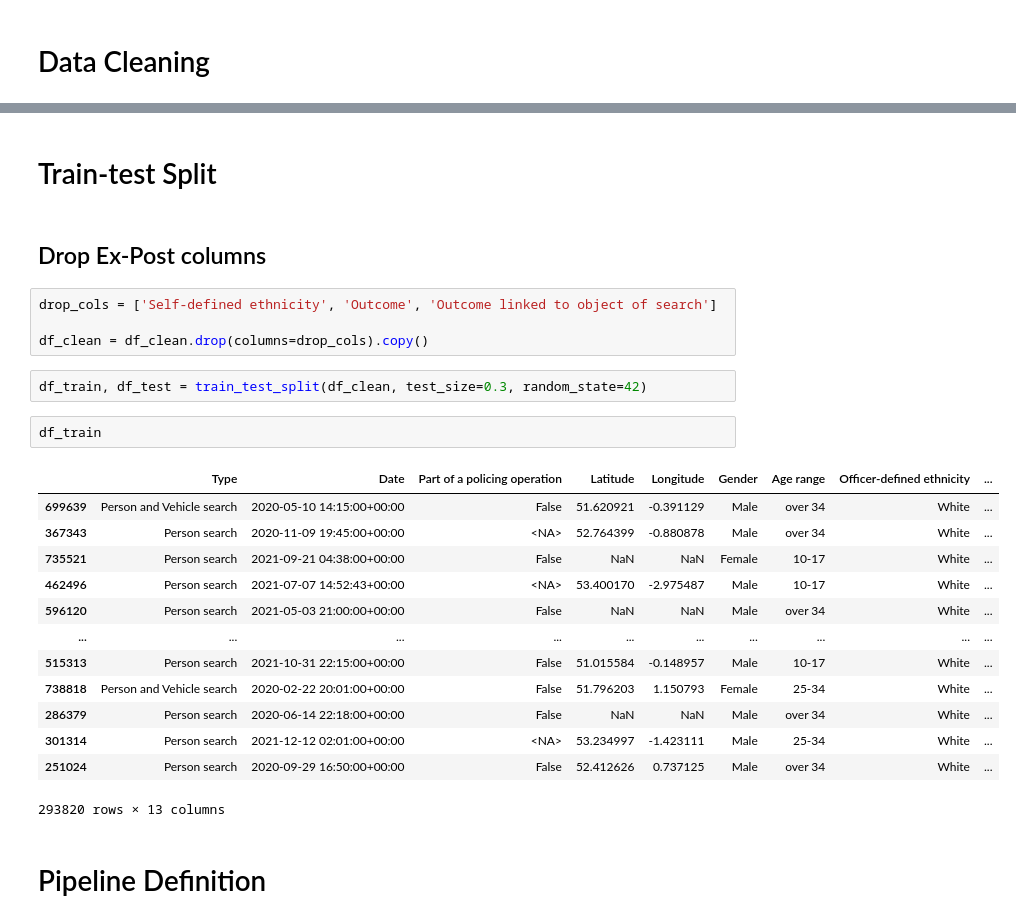
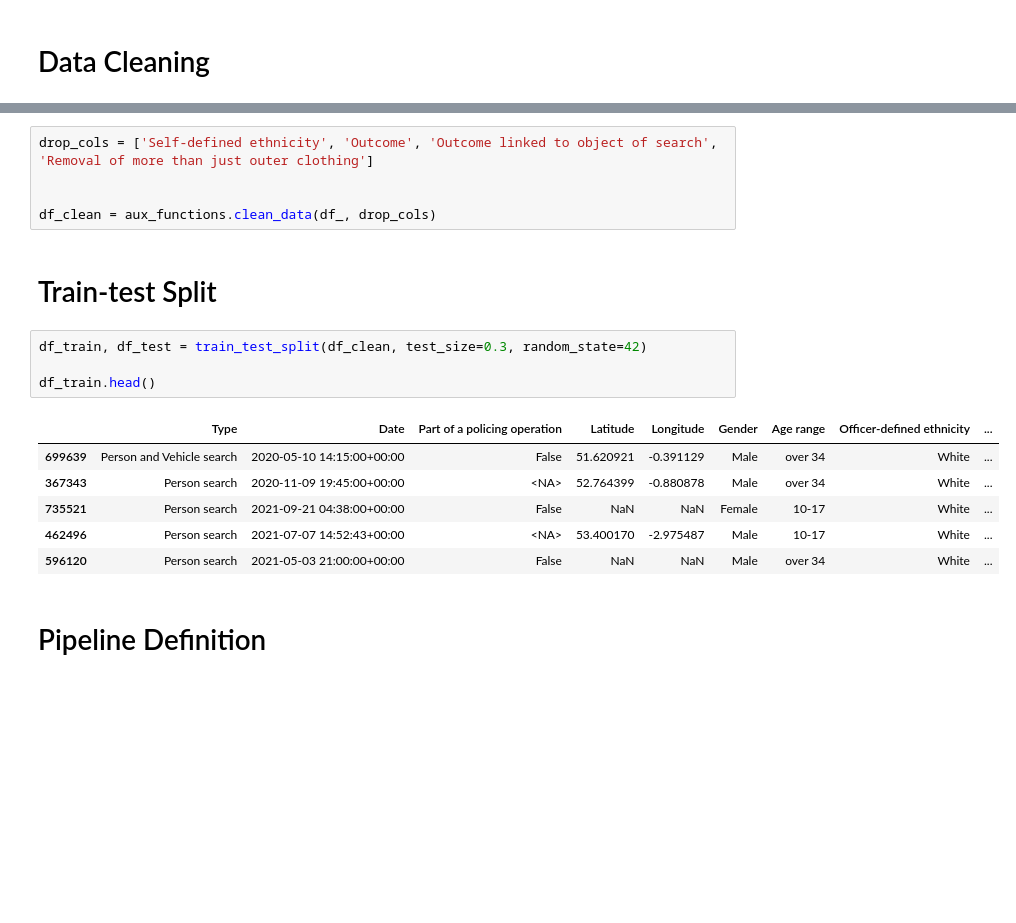
Before and after one commit to joaobssa/ldsa_capstone, a Jupyter notebook: 2 Baseline.ipynb, the cells around one changed output, grey strips where cells are left out. Drawn from its saved outputs; the diff is of its cells as text; blank space fills up the shorter version.

```diff
--- a/2 Baseline.ipynb
+++ b/2 Baseline.ipynb
@@ -103,28 +58,20 @@ df_clean
+# %%
+drop_cols = ['Self-defined ethnicity', 'Outcome', 'Outcome linked to object of search', 'Removal of more than just outer clothing']
+
+
+df_clean = aux_functions.clean_data(df_, drop_cols)
 # %% [markdown]
 # Train-test Split
-# %% [markdown]
-## Drop Ex-Post columns
-# %%
-drop_cols = ['Self-defined ethnicity', 'Outcome', 'Outcome linked to object of search']
-
-df_clean = df_clean.drop(columns=drop_cols).copy()
 # %%
 df_train, df_test = train_test_split(df_clean, test_size=0.3, random_state=42)
+
+df_train.head()
+# %% [output]
+|  | Type | Date | Part of a policing operation | Latitude | Longitude | Gender | Age range | Officer-defined ethnicity | ... |
+| 699639 | Person and Vehicle search | 2020-05-10 14:15:00+00:00 | False | 51.620921 | -0.391129 | Male | over 34 | White | ... |
+| 367343 | Person search | 2020-11-09 19:45:00+00:00 | <NA> | 52.764399 | -0.880878 | Male | over 34 | White | ... |
+| 735521 | Person search | 2021-09-21 04:38:00+00:00 | False | NaN | NaN | Female | 10-17 | White | ... |
+| 462496 | Person search | 2021-07-07 14:52:43+00:00 | <NA> | 53.400170 | -2.975487 | Male | 10-17 | White | ... |
+| 596120 | Person search | 2021-05-03 21:00:00+00:00 | False | NaN | NaN | Male | over 34 | White | ... |
-# %%
-df_train
-# %% [output]
-|  | Type | Date | Part of a policing operation | Latitude | Longitude | Gender | Age range | Officer-defined ethnicity | ... |
-| 699639 | Person and Vehicle search | 2020-05-10 14:15:00+00:00 | False | 51.620921 | -0.391129 | Male | over 34 | White | ... |
-| 367343 | Person search | 2020-11-09 19:45:00+00:00 | <NA> | 52.764399 | -0.880878 | Male | over 34 | White | ... |
-| 735521 | Person search | 2021-09-21 04:38:00+00:00 | False | NaN | NaN | Female | 10-17 | White | ... |
-| 462496 | Person search | 2021-07-07 14:52:43+00:00 | <NA> | 53.400170 | -2.975487 | Male | 10-17 | White | ... |
-| 596120 | Person search | 2021-05-03 21:00:00+00:00 | False | NaN | NaN | Male | over 34 | White | ... |
-| ... | ... | ... | ... | ... | ... | ... | ... | ... | ... |
-| 515313 | Person search | 2021-10-31 22:15:00+00:00 | False | 51.015584 | -0.148957 | Male | 10-17 | White | ... |
-| 738818 | Person and Vehicle search | 2020-02-22 20:01:00+00:00 | False | 51.796203 | 1.150793 | Female | 25-34 | White | ... |
-| 286379 | Person search | 2020-06-14 22:18:00+00:00 | False | NaN | NaN | Male | over 34 | White | ... |
-| 301314 | Person search | 2021-12-12 02:01:00+00:00 | <NA> | 53.234997 | -1.423111 | Male | 25-34 | White | ... |
-| 251024 | Person search | 2020-09-29 16:50:00+00:00 | False | 52.412626 | 0.737125 | Male | over 34 | White | ... |
-293820 rows × 13 columns
 # %% [markdown]
 # Pipeline Definition
```
Also changed, not shown: parts of 15 cells of this notebook, 10 other files.
